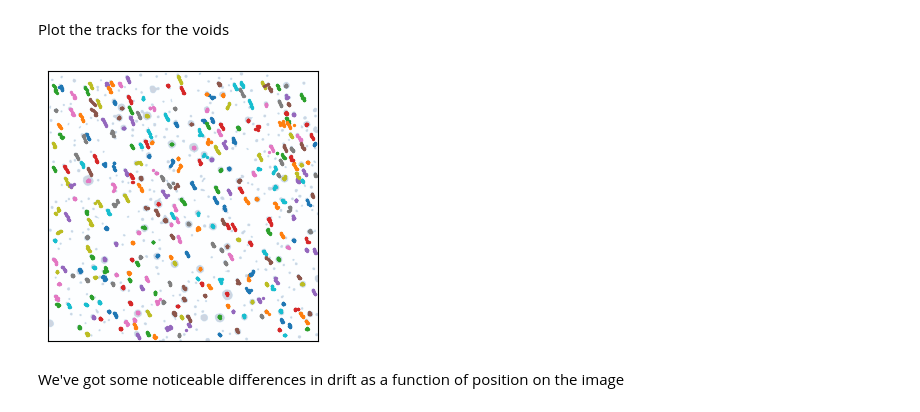
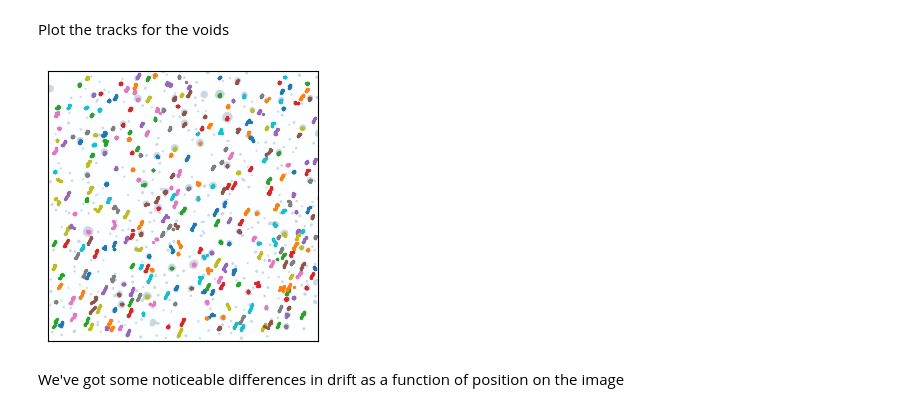
Before and after one commit to globus-labs/real-time-defect-analysis, a Jupyter notebook: notebooks/tilt-series/0_label-and-track-voids.ipynb, the cells around one changed output. Drawn from its saved outputs; the diff is of its cells as text; code cells hidden in the pictures.

Commit message:
Flip the axes for tracking plot
So that it looks like the result from imshow

```diff
--- a/notebooks/tilt-series/0_label-and-track-voids.ipynb
+++ b/notebooks/tilt-series/0_label-and-track-voids.ipynb
@@ -76,7 +76,7 @@ images['mask'] = images['labeled_img'].apply(convert_labeled_image_to_mask)
 # %% [markdown]
 Get the drift between all pairs of frames
 # %%
-drifts = compute_drifts_from_images_multiref(images['mask'], lookahead=np.arange(8) + 1)
+drifts = compute_drifts_from_images_multiref(images['mask'], offsets=np.arange(8) + 1)
 # %% [markdown]
 Plot them atop each other
 # %%
@@ -194,17 +194,17 @@ Plot the tracks for the voids
 # %%
 fig, ax = plt.subplots(figsize=(3, 3))
 
 ax.imshow(mask_shifted, cmap='Blues', alpha=0.2, origin='lower')
 ax.set_yticks(ax.set_xticks([]))
 for p in void_tracks.query('total_frames > 7')['positions']:
     ax.scatter(p[:, 0], p[:, 1], s=2)
 
 ax.set_xlim([0, 1024])
-ax.set_ylim([0, 1024])
+ax.set_ylim([1024, 0])
 
 fig.tight_layout()
 # %% [output]
-[figure, old version]
+[figure, new version]
 # %% [markdown]
 We've got some noticeable differences in drift as a function of position on the image
 # %% [markdown]
```
